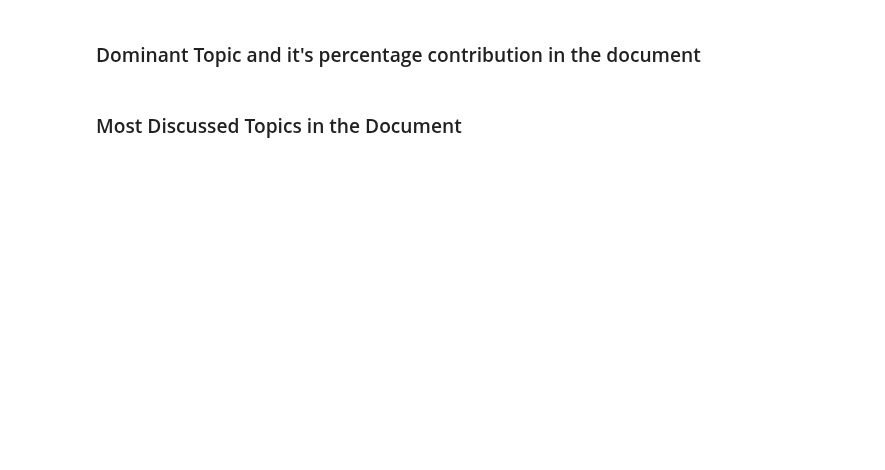
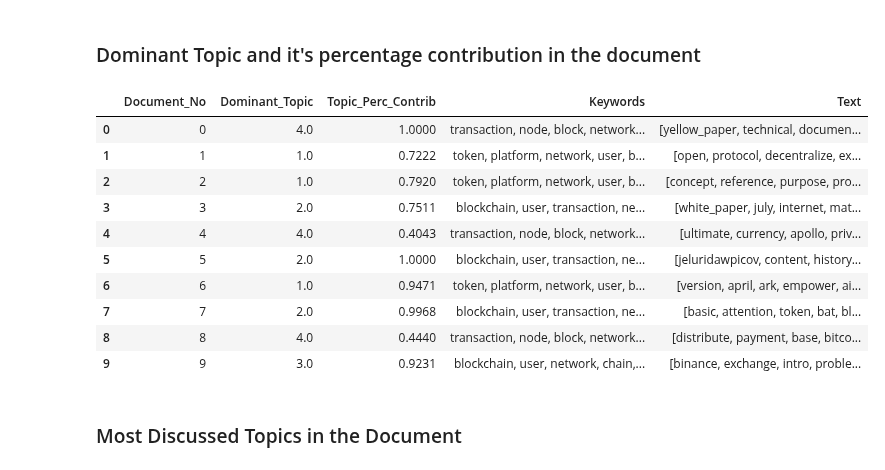
Before and after one commit to luisdiegocm/HWR_DataScience_Project, a Jupyter notebook: notebooks/4- Topic Modeling.ipynb, the cells around one changed output. Drawn from its saved outputs; the diff is of its cells as text; code cells hidden in the pictures; blank space fills up the shorter version.

```diff
--- a/notebooks/4- Topic Modeling.ipynb
+++ b/notebooks/4- Topic Modeling.ipynb
@@ -312,33 +325,45 @@ plt.show()
 def format_topics_sentences(ldamodel=None, corpus=corpus_lda, texts=data):
     # Init output
     sent_topics_df = pd.DataFrame()
 
     # Get main topic in each document
     for i, row_list in enumerate(ldamodel[corpus]):
         row = row_list[0] if ldamodel.per_word_topics else row_list
         # print(row)
         row = sorted(row, key=lambda x: (x[1]), reverse=True)
         # Get the Dominant topic, Perc Contribution and Keywords for each document
         for j, (topic_num, prop_topic) in enumerate(row):
             if j == 0:  # => dominant topic
                 wp = ldamodel.show_topic(topic_num)
                 topic_keywords = ", ".join([word for word, prop in wp])
                 sent_topics_df = sent_topics_df.append(pd.Series([int(topic_num), round(prop_topic,4), topic_keywords]), ignore_index=True)
             else:
                 break
     sent_topics_df.columns = ['Dominant_Topic', 'Perc_Contribution', 'Topic_Keywords']
 
     # Add original text to the end of the output
     contents = pd.Series(texts)
     sent_topics_df = pd.concat([sent_topics_df, contents], axis=1)
     return(sent_topics_df)
 
 
-df_topic_sents_keywords = format_topics_sentences(ldamodel=lda_gensim, corpus=corpus, texts=data_ready)
+df_topic_sents_keywords = format_topics_sentences(ldamodel=lda_gensim, corpus=corpus_lda, texts=data_ready)
 
 # Format
 df_dominant_topic = df_topic_sents_keywords.reset_index()
 df_dominant_topic.columns = ['Document_No', 'Dominant_Topic', 'Topic_Perc_Contrib', 'Keywords', 'Text']
 df_dominant_topic.head(10)
+# %% [output]
+|  | Document_No | Dominant_Topic | Topic_Perc_Contrib | Keywords | Text |
+| 0 | 0 | 4.0 | 1.0000 | transaction, node, block, network... | [yellow_paper, technical, documen... |
+| 1 | 1 | 1.0 | 0.7222 | token, platform, network, user, b... | [open, protocol, decentralize, ex... |
+| 2 | 2 | 1.0 | 0.7920 | token, platform, network, user, b... | [concept, reference, purpose, pro... |
+| 3 | 3 | 2.0 | 0.7511 | blockchain, user, transaction, ne... | [white_paper, july, internet, mat... |
+| 4 | 4 | 4.0 | 0.4043 | transaction, node, block, network... | [ultimate, currency, apollo, priv... |
+| 5 | 5 | 2.0 | 1.0000 | blockchain, user, transaction, ne... | [jeluridawpicov, content, history... |
+| 6 | 6 | 1.0 | 0.9471 | token, platform, network, user, b... | [version, april, ark, empower, ai... |
+| 7 | 7 | 2.0 | 0.9968 | blockchain, user, transaction, ne... | [basic, attention, token, bat, bl... |
+| 8 | 8 | 4.0 | 0.4440 | transaction, node, block, network... | [distribute, payment, base, bitco... |
+| 9 | 9 | 3.0 | 0.9231 | blockchain, user, network, chain,... | [binance, exchange, intro, proble... |
 # %% [markdown]
 ### Most Discussed Topics in the Document
```
Also changed, not shown: parts of 19 cells of this notebook, 1 other file.
